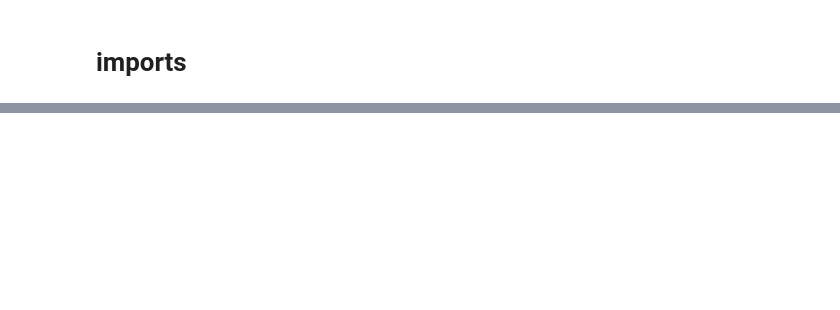
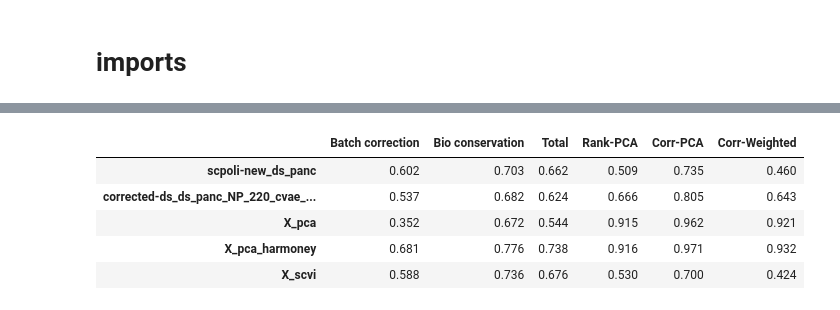
Before and after one commit to fatisati/interpretable-prototype, a Jupyter notebook: notebooks/embedding_metrics.ipynb, the cells around one changed output, grey strips where cells are left out. Drawn from its saved outputs; the diff is of its cells as text; code cells hidden in the pictures; blank space fills up the shorter version.

```diff
--- a/notebooks/embedding_metrics.ipynb
+++ b/notebooks/embedding_metrics.ipynb
@@ -474,0 +134,9 @@ pd.read_csv(p, index_col=0)
+# %%
+generate_table('~/models/pancreas/')
+# %% [output]
+|  | Batch correction | Bio conservation | Total | Rank-PCA | Corr-PCA | Corr-Weighted |
+| scpoli-new_ds_panc | 0.602 | 0.703 | 0.662 | 0.509 | 0.735 | 0.460 |
+| corrected-ds_ds_panc_NP_220_cvae_... | 0.537 | 0.682 | 0.624 | 0.666 | 0.805 | 0.643 |
+| X_pca | 0.352 | 0.672 | 0.544 | 0.915 | 0.962 | 0.921 |
+| X_pca_harmoney | 0.681 | 0.776 | 0.738 | 0.916 | 0.971 | 0.932 |
+| X_scvi | 0.588 | 0.736 | 0.676 | 0.530 | 0.700 | 0.424 |
```
Also changed, not shown: parts of 54 cells of this notebook, 4 other files.
